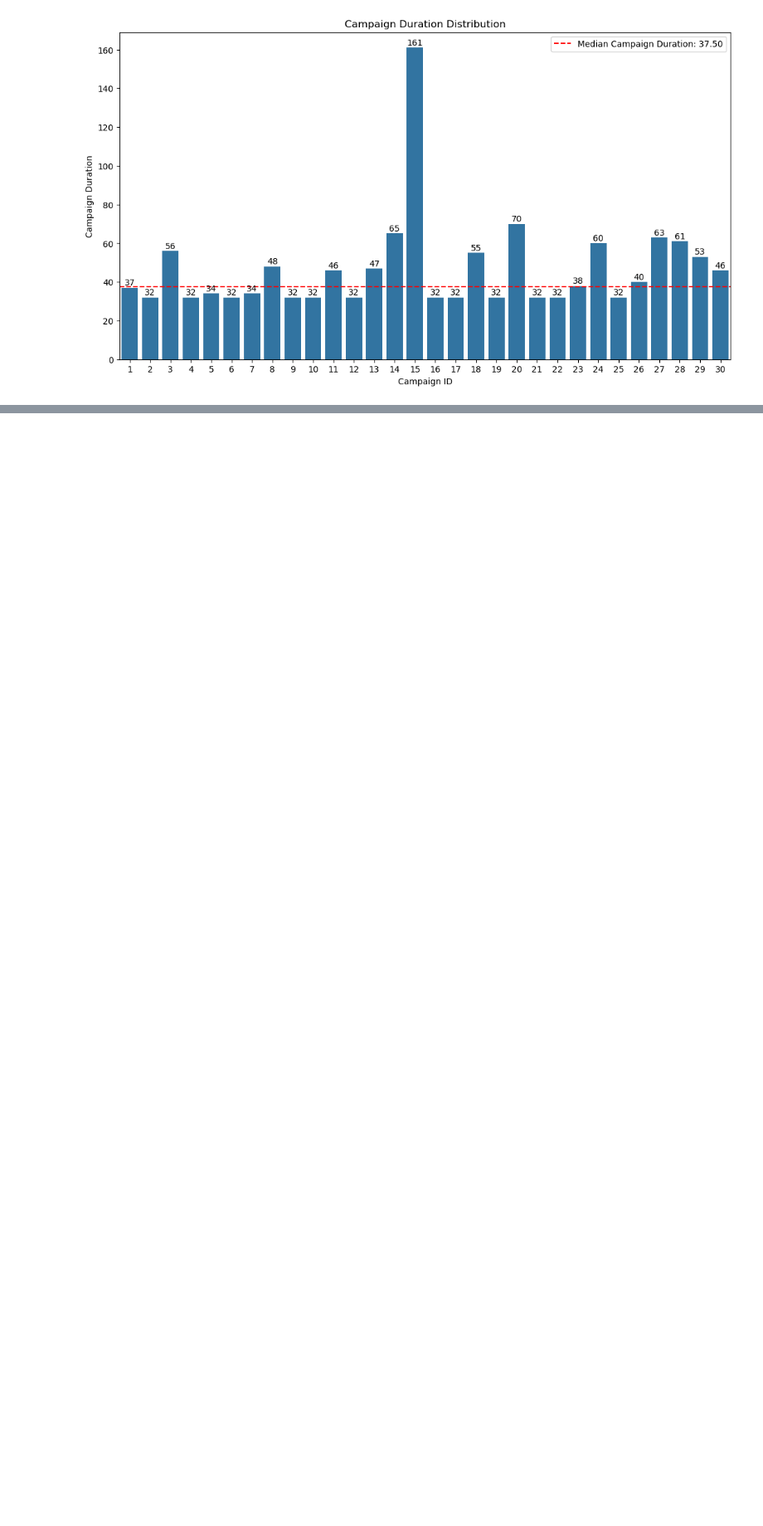
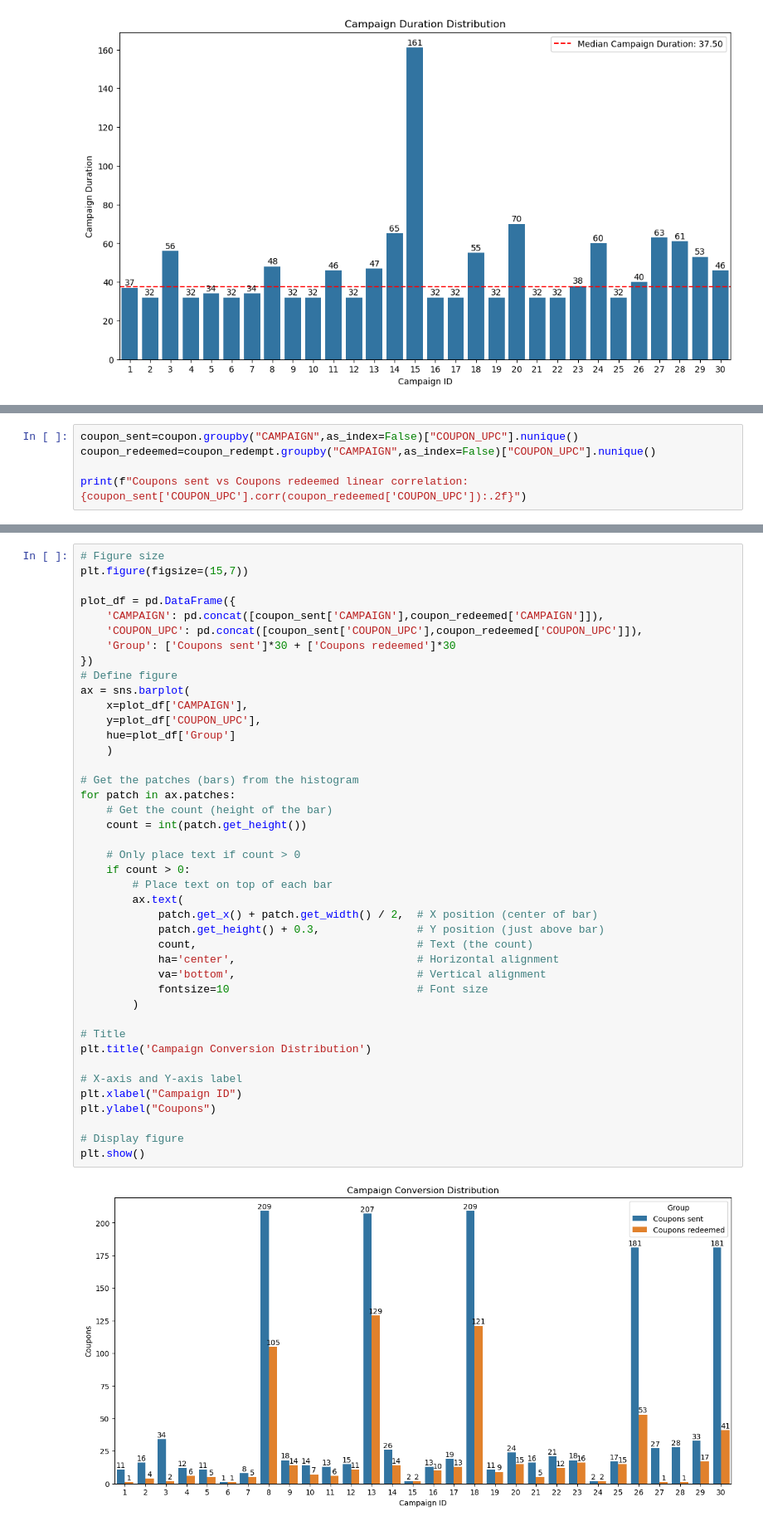
Before and after one commit to NediffNixon/clv-predictive-models, a Jupyter notebook: notebooks/01_data_exploration.ipynb, the cells around one changed output, grey strips where cells are left out. Shown: that part at 83% size. Drawn from its saved outputs; the diff is of its cells as text; blank space fills up the shorter version.

```diff
--- a/notebooks/01_data_exploration.ipynb
+++ b/notebooks/01_data_exploration.ipynb
@@ -430,0 +540,5 @@ plt.show()
+# %%
+coupon_sent=coupon.groupby("CAMPAIGN",as_index=False)["COUPON_UPC"].nunique()
+coupon_redeemed=coupon_redempt.groupby("CAMPAIGN",as_index=False)["COUPON_UPC"].nunique()
+
+print(f"Coupons sent vs Coupons redeemed linear correlation: {coupon_sent['COUPON_UPC'].corr(coupon_redeemed['COUPON_UPC']):.2f}")
@@ -430,0 +549,44 @@ plt.show()
+# %%
+# Figure size
+plt.figure(figsize=(15,7))
+
+plot_df = pd.DataFrame({
+    'CAMPAIGN': pd.concat([coupon_sent['CAMPAIGN'],coupon_redeemed['CAMPAIGN']]),
+    'COUPON_UPC': pd.concat([coupon_sent['COUPON_UPC'],coupon_redeemed['COUPON_UPC']]),
+    'Group': ['Coupons sent']*30 + ['Coupons redeemed']*30
+})
+# Define figure
+ax = sns.barplot(
+    x=plot_df['CAMPAIGN'],
+    y=plot_df['COUPON_UPC'],
+    hue=plot_df['Group']
+    )
+
+# Get the patches (bars) from the histogram
+for patch in ax.patches:
+    # Get the count (height of the bar)
+    count = int(patch.get_height())
+
+    # Only place text if count > 0
+    if count > 0:
+        # Place text on top of each bar
+        ax.text(
+            patch.get_x() + patch.get_width() / 2,  # X position (center of bar)
+            patch.get_height() + 0.3,               # Y position (just above bar)
+            count,                                  # Text (the count)
+            ha='center',                            # Horizontal alignment
+            va='bottom',                            # Vertical alignment
+            fontsize=10                             # Font size
+        )
+
+# Title
+plt.title('Campaign Conversion Distribution')
+
+# X-axis and Y-axis label
+plt.xlabel("Campaign ID")
+plt.ylabel("Coupons")
+
+# Display figure
+plt.show()
+# %% [output]
+[figure, added]
```
Also changed, not shown: parts of 22 cells of this notebook.
